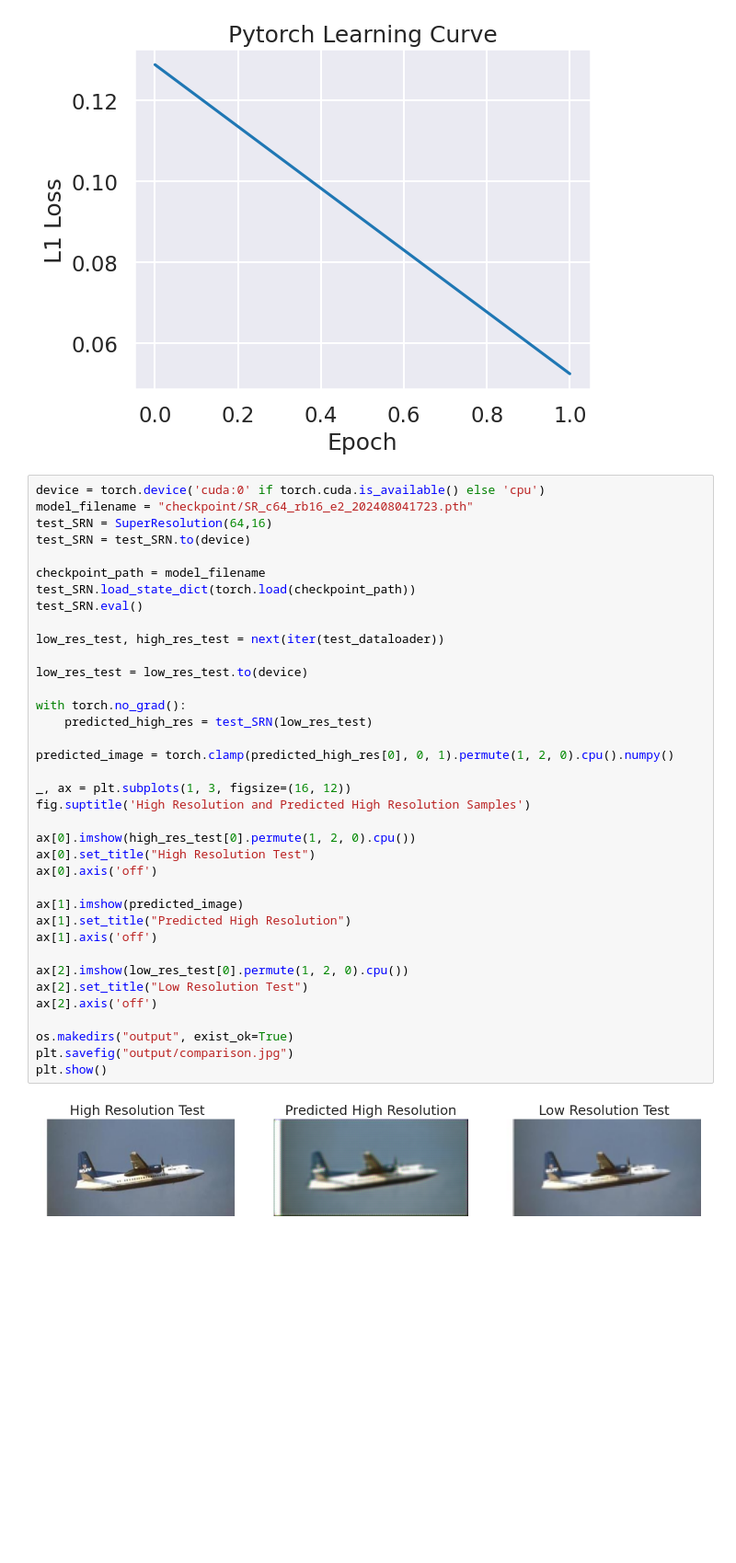
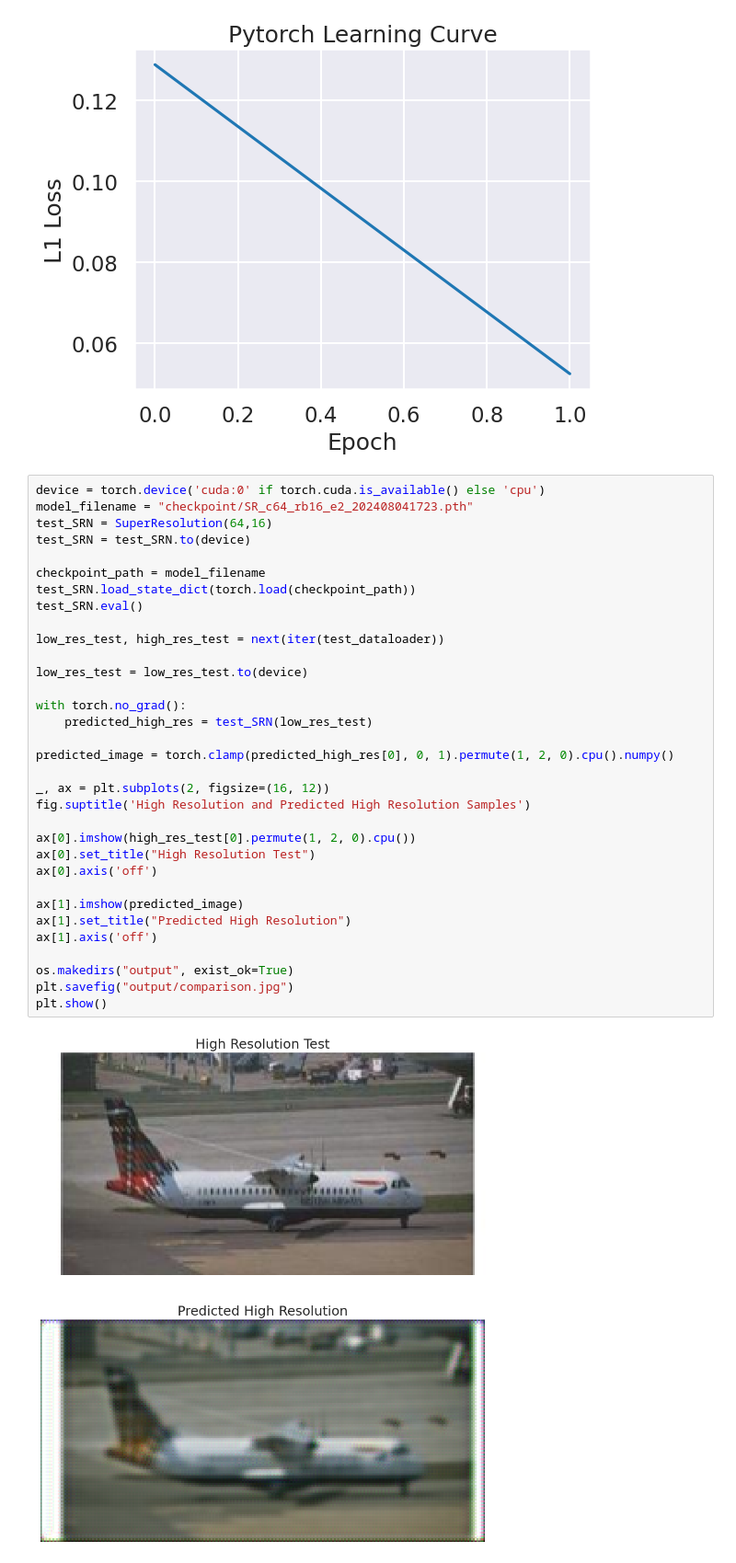
Before and after one commit to cMancio00/Super-Resolution, a Jupyter notebook: notebook.ipynb, the cells around one changed output. Shown at 92% size. Drawn from its saved outputs; the diff is of its cells as text; blank space fills up the shorter version.

```diff
--- a/notebook.ipynb
+++ b/notebook.ipynb
@@ -63,36 +63,32 @@ model_filename = "checkpoint/SR_c64_rb16_e2_202408041723.pth"
 test_SRN = SuperResolution(64,16)
 test_SRN = test_SRN.to(device)
 
 checkpoint_path = model_filename
 test_SRN.load_state_dict(torch.load(checkpoint_path))
 test_SRN.eval()
 
 low_res_test, high_res_test = next(iter(test_dataloader))
 
 low_res_test = low_res_test.to(device)
 
 with torch.no_grad():
     predicted_high_res = test_SRN(low_res_test)
 
 predicted_image = torch.clamp(predicted_high_res[0], 0, 1).permute(1, 2, 0).cpu().numpy()
 
-_, ax = plt.subplots(1, 3, figsize=(16, 12))
+_, ax = plt.subplots(2, figsize=(16, 12))
 fig.suptitle('High Resolution and Predicted High Resolution Samples')
 
 ax[0].imshow(high_res_test[0].permute(1, 2, 0).cpu())
 ax[0].set_title("High Resolution Test")
 ax[0].axis('off')
 
 ax[1].imshow(predicted_image)
 ax[1].set_title("Predicted High Resolution")
 ax[1].axis('off')
 
-ax[2].imshow(low_res_test[0].permute(1, 2, 0).cpu())
-ax[2].set_title("Low Resolution Test")
-ax[2].axis('off')
-
 os.makedirs("output", exist_ok=True)
 plt.savefig("output/comparison.jpg")
 plt.show()
 # %% [output]
-[figure, old version]
+[figure, new version]
```
Also changed, not shown: 1 other file.
